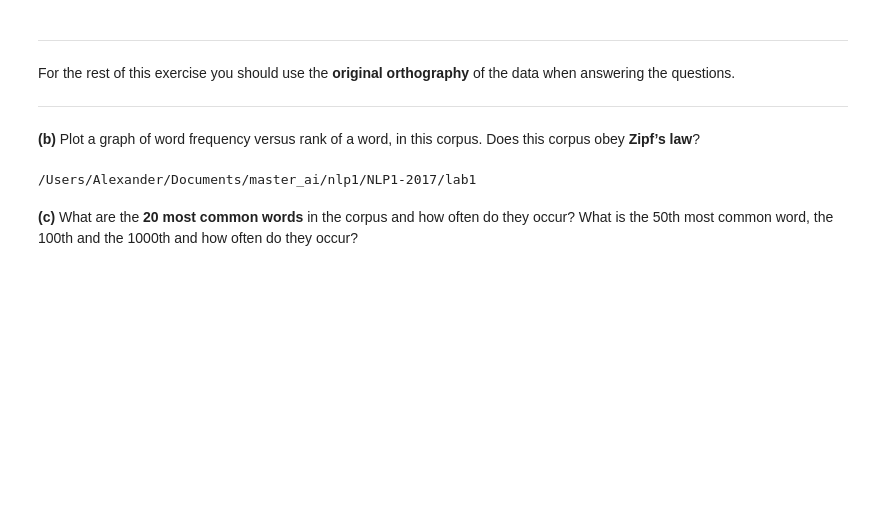
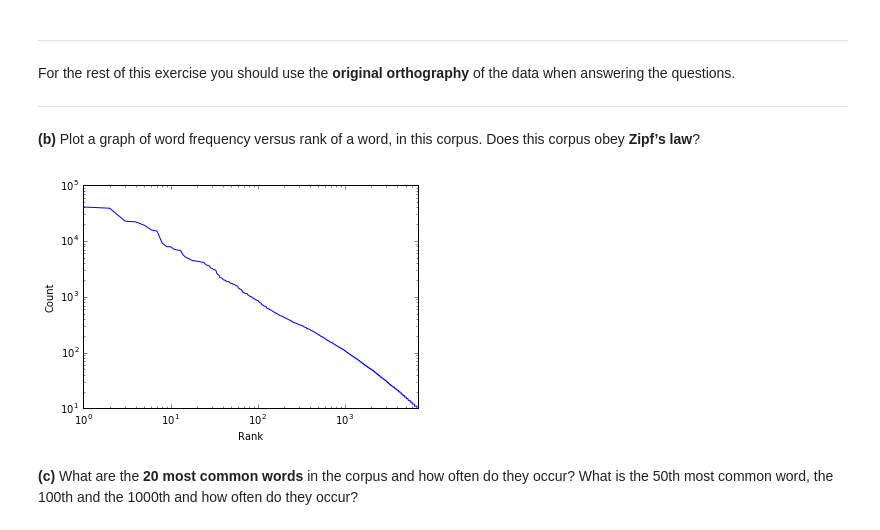
Before and after one commit to alexanderkeijser73/NLP1-2017, a Jupyter notebook: lab1/lab1.ipynb, the cells around one changed output. Saved outputs shown, nothing was run; the diff lists cells and outputs as text; code cells hidden in the pictures; blank space fills up the shorter version.

```diff
--- a/lab1/lab1.ipynb
+++ b/lab1/lab1.ipynb
@@ -63,14 +63,16 @@ tokens=[]
 for line in file:
     tokens_per_line = line.replace(' \n','').split(' ')
     for token in tokens_per_line:
-        tokens.append(token.split('|')[0])
+        tokens.append(token)
+tokens_no_duplicates = [token[0] for token in Counter(tokens).most_common()] #remove duplicates
+words = [token.split('|')[0] for token in tokens]
 # %%
 num_tokens = len(tokens)
-tokens_no_inter = [token for token in tokens if token not in '.,:;?!']
-lower_tokens = [token.lower() for token in tokens_no_inter]
-lower_voc_size = len(Counter(lower_tokens))
-org_voc = Counter(tokens_no_inter)
+lower_words = [word.lower() for word in words]
+lower_voc_size = len(Counter(lower_words))
+org_voc = Counter(words)
+org_voc_size = len(org_voc)
 
 print('Number of tokens: {}'.format(num_tokens))
 print('Vocabulary size for original orthography: {}'.format(org_voc_size))
-print('Vocabulary size for original orthography: {}'.format(lower_voc_size))
+print('Vocabulary size for lowercase orthography: {}'.format(lower_voc_size))
@@ -84,15 +90,18 @@ For the rest of this exercise you should use the **original orthography** of the
 # %% [markdown]
 **(b)** Plot a graph of word frequency versus rank of a word, in this corpus. Does this corpus obey **Zipf’s law**?
 # %%
+fig = plt.figure()
 ordered_token = org_voc.most_common()
 indexes, token_counts = map(list, zip(*list(enumerate(ordered_token))))
 _, counts = map(list, zip(*token_counts))
-num_words = 100
-plt.plot(indexes[:num_words], counts[:num_words])
-
+num_ranks = int(7.0e3)
+plt.loglog(indexes[:num_ranks], counts[:num_ranks])
+plt.xlabel('Rank')
+plt.ylabel('Count')
+plt.xlim(xmax=num_ranks)
 plt.show()
 # %% [output]
-/Users/Alexander/Documents/master_ai/nlp1/NLP1-2017/lab1
+[figure, added]
 # %% [markdown]
 **(c)** What are the **20 most common words** in the corpus and how often do they occur? What is the 50th most common word, the 100th and the 1000th and how often do they occur?
 # %%
```
Also changed, not shown: parts of 34 cells of this notebook.
